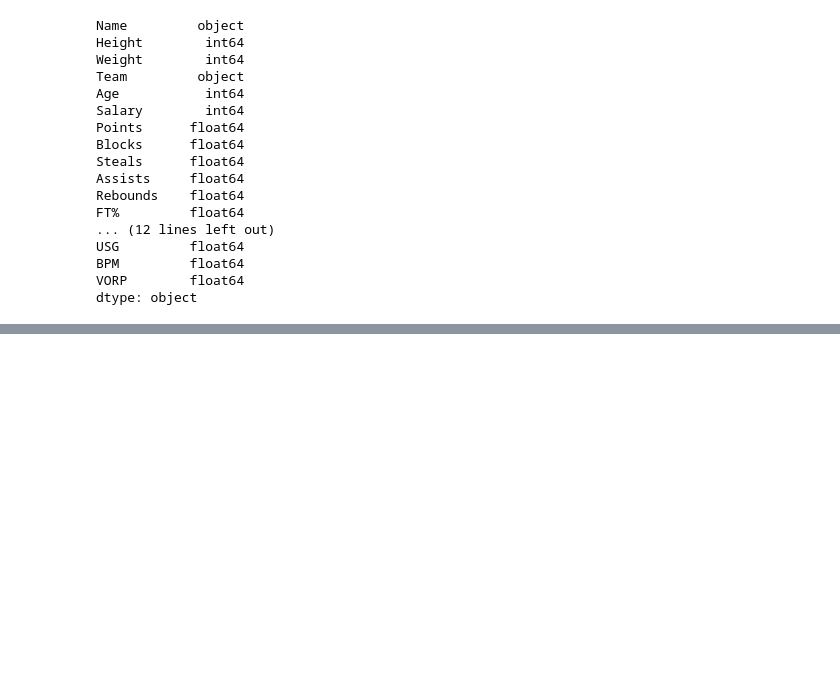
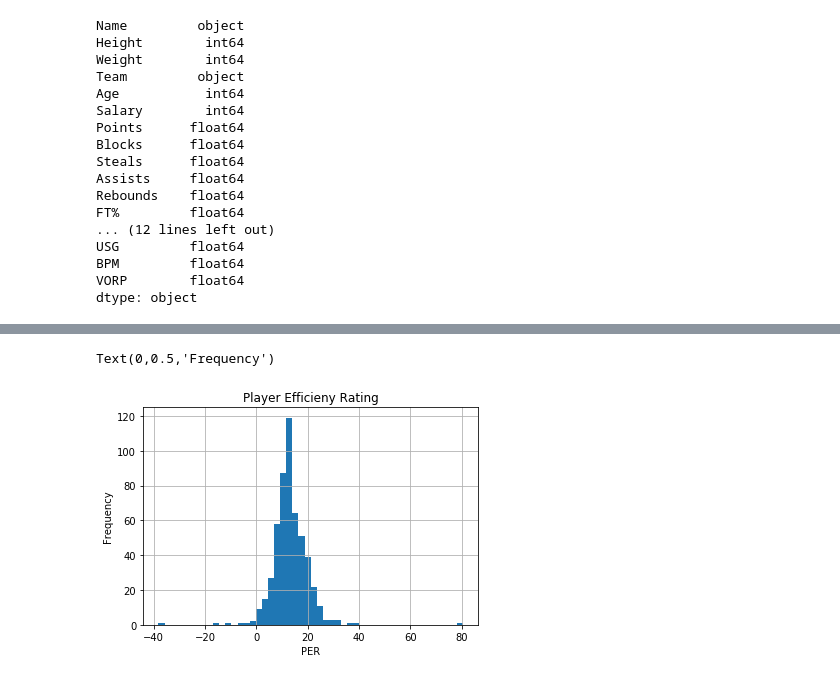
Before and after one commit to tavarezjoel33/MAT328Project, a Jupyter notebook: PROJECT - NBA Season Stats 2018-2019.ipynb, the cells around one changed output, grey strips where cells are left out. Drawn from its saved outputs; the diff is of its cells as text; code cells hidden in the pictures; blank space fills up the shorter version.

```diff
--- a/PROJECT - NBA Season Stats 2018-2019.ipynb
+++ b/PROJECT - NBA Season Stats 2018-2019.ipynb
@@ -154,0 +123,8 @@ Text(0,0.5,'Number of Players')
+# %%
+nba["PER"].hist(bins = 50)
+plt.title("Player Efficieny Rating")
+plt.xlabel("PER")
+plt.ylabel("Frequency")
+# %% [output]
+Text(0,0.5,'Frequency')
+[figure, added]
```
Also changed, not shown: parts of 88 cells of this notebook.
